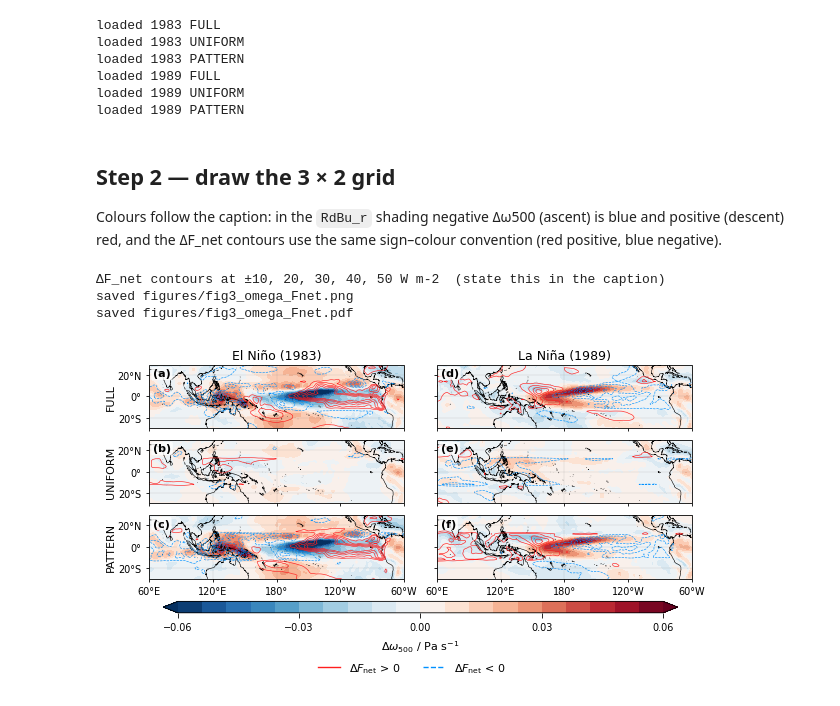
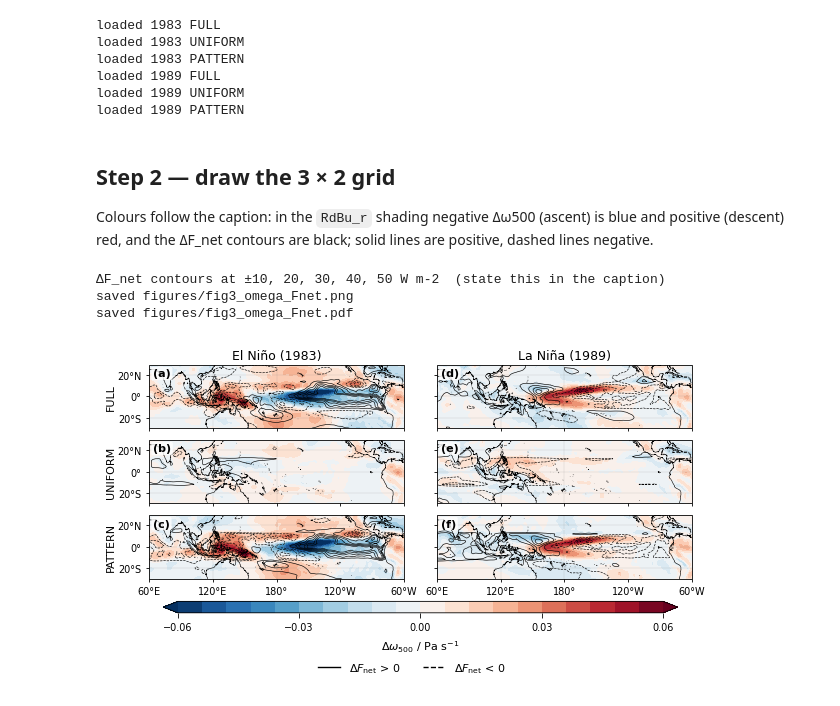
Before and after one commit to marycrisaleguen/walker_tug_of_war, a Jupyter notebook: notebooks/09_figure3_omega_fnet_maps.ipynb, the cells around one changed output. Cells and saved outputs as stored; diff of their text form; code cells hidden in the pictures.

Commit message:
Figure 3: black F_net contours

```diff
--- a/notebooks/09_figure3_omega_fnet_maps.ipynb
+++ b/notebooks/09_figure3_omega_fnet_maps.ipynb
@@ -90,8 +90,7 @@ loaded 1989 PATTERN
 ## Step 2 — draw the 3 × 2 grid
 
 Colours follow the caption: in the `RdBu_r` shading negative Δω500 (ascent)
-is blue and positive (descent) red, and the ΔF_net contours use the same
-sign–colour convention (red positive, blue negative).
+is blue and positive (descent) red, and the ΔF_net contours are black; solid lines are positive, dashed lines negative.
 # %%
 row_names = RUNS
 columns = [(EL_NINO_YEAR, "El Niño"), (LA_NINA_YEAR, "La Niña")]
@@ -104,8 +103,8 @@ levels = np.linspace(VMIN, VMAX, N_LEVELS)
 cbar_ticks = np.linspace(VMIN, VMAX, N_TICKS)
 
 FNET_CONTOUR_LEVELS = np.array([10, 20, 30, 40, 50])   # W/m2, drawn for both signs
-FNET_POS_COLOR = "#FF1F1F"       # ΔF_net > 0, solid (bright red)
-FNET_NEG_COLOR = "#0091FF"       # ΔF_net < 0, dashed (bright blue)
+FNET_POS_COLOR = "black"         # ΔF_net > 0, solid
+FNET_NEG_COLOR = "black"         # ΔF_net < 0, dashed (sign is carried by the line style, not the colour)
 FNET_CONTOUR_ALPHA = 1.0
 FNET_LINEWIDTH = 0.45   # thin lines; the original design used 0.6
 SHOW_LON_LABELS = True   # <- False hides the longitude labels and meridians
@@ -153,31 +152,31 @@ for col, (year, event_type) in enumerate(columns):
         ax.text(0.015, 0.94, f"({panel_letters[row][col]})", transform=ax.transAxes, fontsize=8, fontweight="bold",
                 va="top", ha="left", bbox=dict(boxstyle="round,pad=0.15", facecolor="white", edgecolor="none", alpha=0.8))
         if col == 0:
             ax.text(-0.15, 0.5, run, transform=ax.transAxes, rotation=90, va="center", ha="center", fontsize=8)
 
 if mesh is not None:
     cbar = fig.colorbar(mesh, ax=axes, orientation="horizontal", fraction=0.045, pad=0.09, aspect=45,
                         ticks=cbar_ticks, extendfrac=0.03)
     cbar.set_label(r"$\Delta\omega_{500}$ / Pa s$^{-1}$", fontsize=8)
     cbar.ax.tick_params(labelsize=7, width=0.6)
 
 legend_handles = [
     Line2D([0], [0], color=FNET_POS_COLOR, linestyle="-", linewidth=1.0, label=r"$\Delta F_{\rm net}$ > 0"),
     Line2D([0], [0], color=FNET_NEG_COLOR, linestyle="--", linewidth=1.0, label=r"$\Delta F_{\rm net}$ < 0"),
 ]
 # contour interval is given in the caption, not on the figure
 print("ΔF_net contours at ±" + ", ".join(f"{v:g}" for v in FNET_CONTOUR_LEVELS) + " W m-2  (state this in the caption)")
 fig.legend(handles=legend_handles, loc="upper center", ncol=2, frameon=False, fontsize=8,
            bbox_to_anchor=(0.5, -0.005))
 
 os.makedirs(cfg.FIGURES_DIR, exist_ok=True)
 for ext in ["png", "pdf"]:
     out_path = os.path.join(cfg.FIGURES_DIR, f"fig3_omega_Fnet.{ext}")
     fig.savefig(out_path, dpi=300, bbox_inches="tight")
     print("saved", os.path.relpath(out_path, cfg.REPO_ROOT))
 plt.show()
 # %% [output]
 ΔF_net contours at ±10, 20, 30, 40, 50 W m-2  (state this in the caption)
 saved figures/fig3_omega_Fnet.png
 saved figures/fig3_omega_Fnet.pdf
-[figure, old version]
+[figure, new version]
```
Also changed, not shown: 2 other files.
